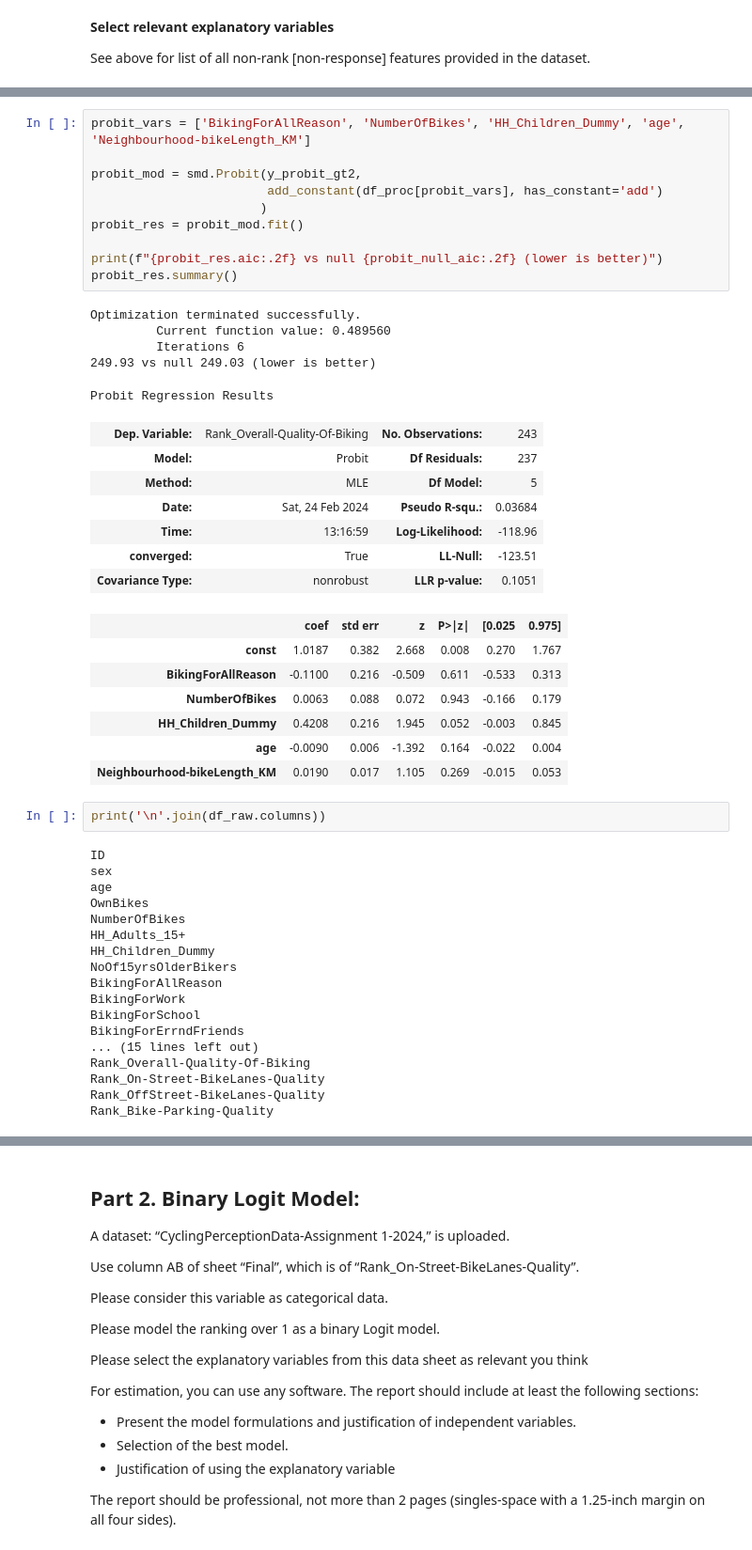
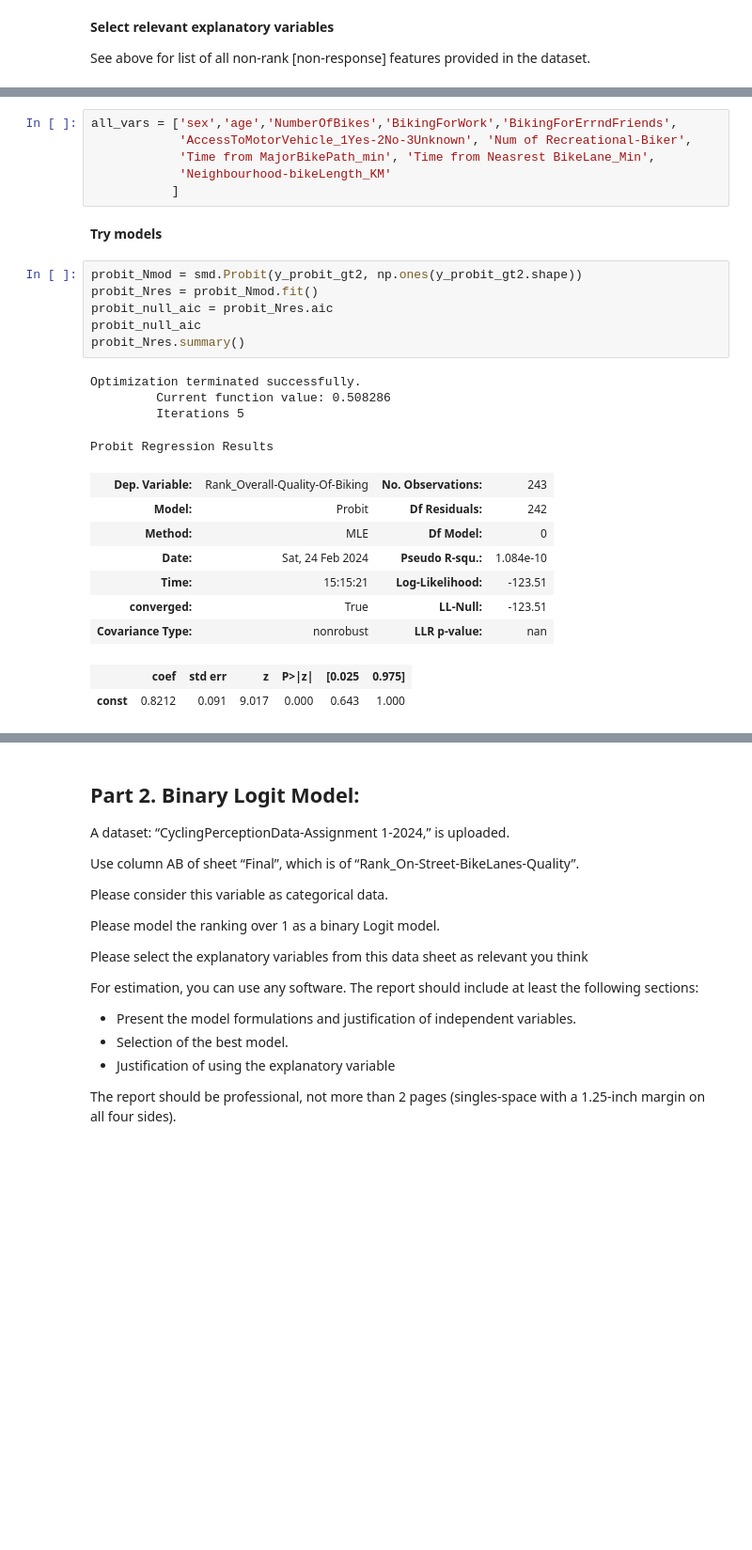
Before and after one commit to tgchen99/CIV1538-Ass1, a Jupyter notebook: CIV1538 - Assignment 1 - Tiggy Chen 1004400784.ipynb, the cells around one changed output, grey strips where cells are left out. Shown at 94% size. Saved outputs shown, nothing was run; the diff lists cells and outputs as text; blank space fills up the shorter version.

Commit message:
Finalize probit model

```diff
--- a/CIV1538 - Assignment 1 - Tiggy Chen 1004400784.ipynb
+++ b/CIV1538 - Assignment 1 - Tiggy Chen 1004400784.ipynb
@@ -257,50 +118,28 @@ Probit Regression Results
-# %%
-probit_vars = ['BikingForAllReason', 'NumberOfBikes', 'HH_Children_Dummy', 'age', 'Neighbourhood-bikeLength_KM']
-
-probit_mod = smd.Probit(y_probit_gt2,
-                        add_constant(df_proc[probit_vars], has_constant='add')
-                       )
-probit_res = probit_mod.fit()
-
-print(f"{probit_res.aic:.2f} vs null {probit_null_aic:.2f} (lower is better)")
-probit_res.summary()
-# %% [output]
-Optimization terminated successfully.
-         Current function value: 0.489560
-         Iterations 6
-249.93 vs null 249.03 (lower is better)
-Probit Regression Results
-| Dep. Variable: | Rank_Overall-Quality-Of-Biking | No. Observations: | 243 |
-| Model: | Probit | Df Residuals: | 237 |
-| Method: | MLE | Df Model: | 5 |
-| Date: | Sat, 24 Feb 2024 | Pseudo R-squ.: | 0.03684 |
-| Time: | 13:16:59 | Log-Likelihood: | -118.96 |
-| converged: | True | LL-Null: | -123.51 |
-| Covariance Type: | nonrobust | LLR p-value: | 0.1051 |
-|  | coef | std err | z | P>|z| | [0.025 | 0.975] |
-| const | 1.0187 | 0.382 | 2.668 | 0.008 | 0.270 | 1.767 |
-| BikingForAllReason | -0.1100 | 0.216 | -0.509 | 0.611 | -0.533 | 0.313 |
-| NumberOfBikes | 0.0063 | 0.088 | 0.072 | 0.943 | -0.166 | 0.179 |
-| HH_Children_Dummy | 0.4208 | 0.216 | 1.945 | 0.052 | -0.003 | 0.845 |
-| age | -0.0090 | 0.006 | -1.392 | 0.164 | -0.022 | 0.004 |
-| Neighbourhood-bikeLength_KM | 0.0190 | 0.017 | 1.105 | 0.269 | -0.015 | 0.053 |
-# %%
-print('\n'.join(df_raw.columns))
-# %% [output]
-ID
-sex
-age
-OwnBikes
-NumberOfBikes
-HH_Adults_15+
-HH_Children_Dummy
-NoOf15yrsOlderBikers
-BikingForAllReason
-BikingForWork
-BikingForSchool
-BikingForErrndFriends
-... (15 lines left out)
-Rank_Overall-Quality-Of-Biking
-Rank_On-Street-BikeLanes-Quality
-Rank_OffStreet-BikeLanes-Quality
-Rank_Bike-Parking-Quality
+# %%
+all_vars = ['sex','age','NumberOfBikes','BikingForWork','BikingForErrndFriends',
+            'AccessToMotorVehicle_1Yes-2No-3Unknown', 'Num of Recreational-Biker',
+            'Time from MajorBikePath_min', 'Time from Neasrest BikeLane_Min',
+            'Neighbourhood-bikeLength_KM'
+           ]
+# %% [markdown]
+**Try models**
+# %%
+probit_Nmod = smd.Probit(y_probit_gt2, np.ones(y_probit_gt2.shape))
+probit_Nres = probit_Nmod.fit()
+probit_null_aic = probit_Nres.aic
+probit_null_aic
+probit_Nres.summary()
+# %% [output]
+Optimization terminated successfully.
+         Current function value: 0.508286
+         Iterations 5
+Probit Regression Results
+| Dep. Variable: | Rank_Overall-Quality-Of-Biking | No. Observations: | 243 |
+| Model: | Probit | Df Residuals: | 242 |
+| Method: | MLE | Df Model: | 0 |
+| Date: | Sat, 24 Feb 2024 | Pseudo R-squ.: | 1.084e-10 |
+| Time: | 15:15:21 | Log-Likelihood: | -123.51 |
+| converged: | True | LL-Null: | -123.51 |
+| Covariance Type: | nonrobust | LLR p-value: | nan |
+|  | coef | std err | z | P>|z| | [0.025 | 0.975] |
+| const | 0.8212 | 0.091 | 9.017 | 0.000 | 0.643 | 1.000 |
```
Also changed, not shown: parts of 16 cells of this notebook.
